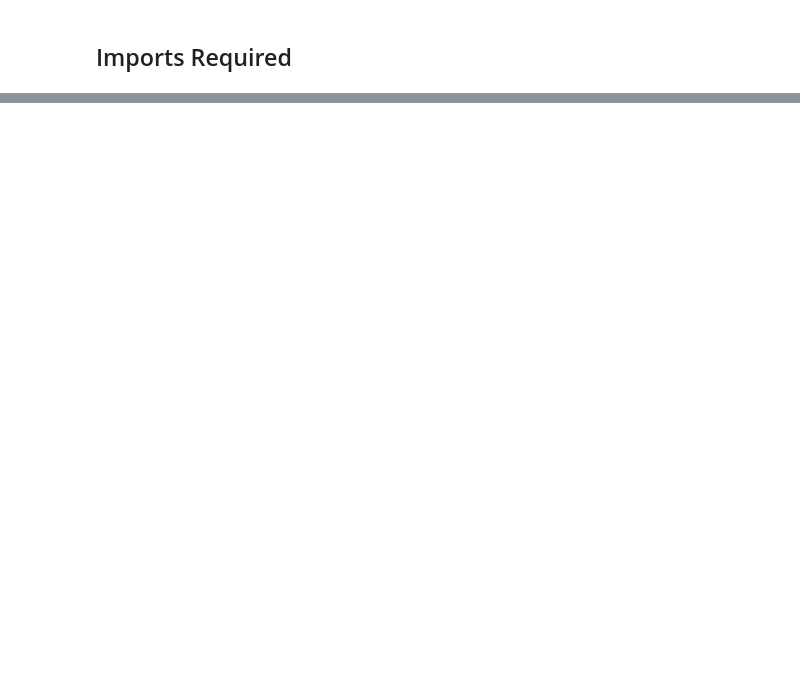
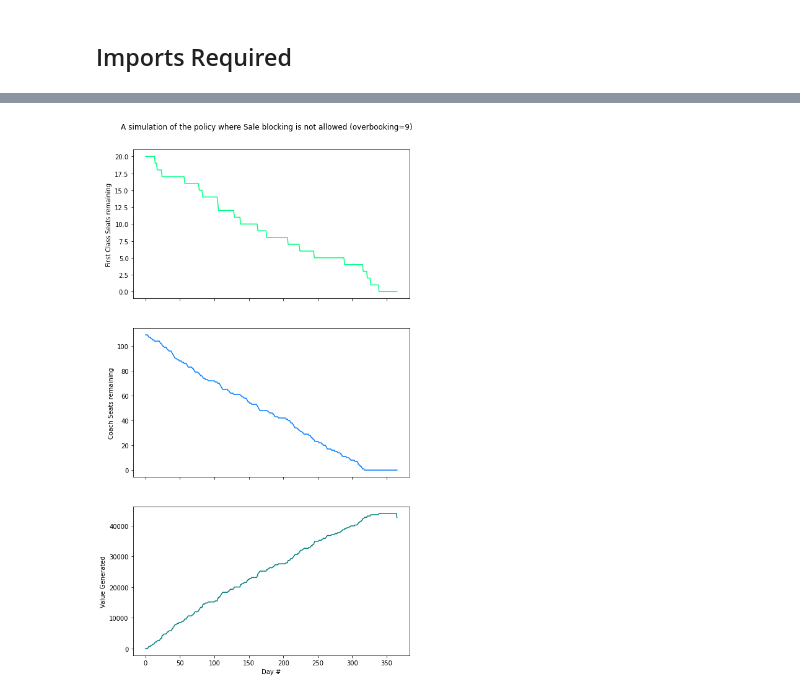
Before and after one commit to chyavan-mc/the-price-is-perfect, a Jupyter notebook: project-2.ipynb, the cells around one changed output, grey strips where cells are left out. Drawn from its saved outputs; the diff is of its cells as text; code cells hidden in the pictures; blank space fills up the shorter version.

```diff
--- a/project-2.ipynb
+++ b/project-2.ipynb
@@ -331,0 +511,37 @@ plt.show()
+# %%
+fc_seats = optim_ft_1.s1N-1
+coach_seats = optim_ft_1.s2N-1
+fc_seat_vec = list()
+coach_seat_vec = list()
+val_vec = list()
+total_val = 0
+
+for t in range(optim_ft_1.tN):
+    fc_price, fc_sale, coach_price, coach_sale, discounted_val_today = optim_ft_1.simulate_day(fc_seats, coach_seats, t)
+
+    # Update the states, and store results of the simulated day
+    fc_seats -= fc_sale
+    coach_seats -= coach_sale
+    total_val += discounted_val_today
+
+    fc_seat_vec.append(fc_seats)
+    coach_seat_vec.append(coach_seats)
+    val_vec.append(total_val)
+# %%
+df_plot_1 = pd.DataFrame(np.array([range(optim_ft_1.tN), fc_seat_vec, coach_seat_vec, val_vec]).T, columns=["Day", "fc_seats_remaining", "coach_seats_remaining", "value"])
+fig, (ax1, ax2, ax3) = plt.subplots(nrows=3, sharex=True, figsize=(8, 15))
+
+plt.suptitle('A simulation of the policy where Sale blocking is not allowed (overbooking=9)', y=0.92)
+
+df_plot_1.plot(ax=ax1, kind='line', x='Day', y='fc_seats_remaining', color="#00ff7f", legend=None)
+ax1.set_ylabel('First Class Seats remaining')
+
+df_plot_1.plot(ax=ax2, kind='line', x='Day', y='coach_seats_remaining', color="#007fff", legend=None)
+ax2.set_ylabel('Coach Seats remaining')
+
+df_plot_1.plot(ax=ax3, kind='line', x='Day', y='value', color="#007f7f", legend=None)
+ax3.set_ylabel('Value Generated')
+ax3.set_xlabel('Day #')
+plt.show()
+# %% [output]
+[figure, added]
```
Also changed, not shown: parts of 52 cells of this notebook, 2 other files.
